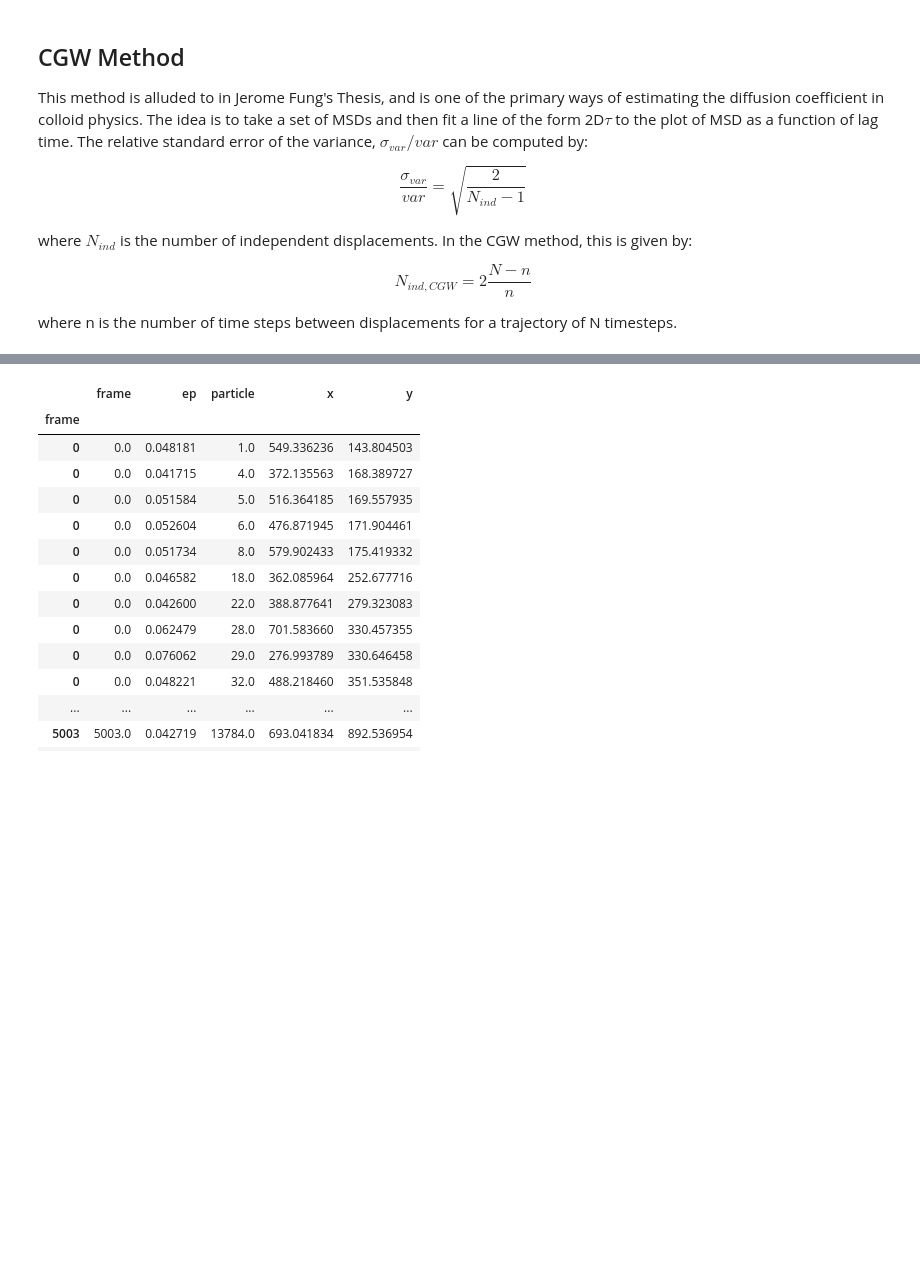
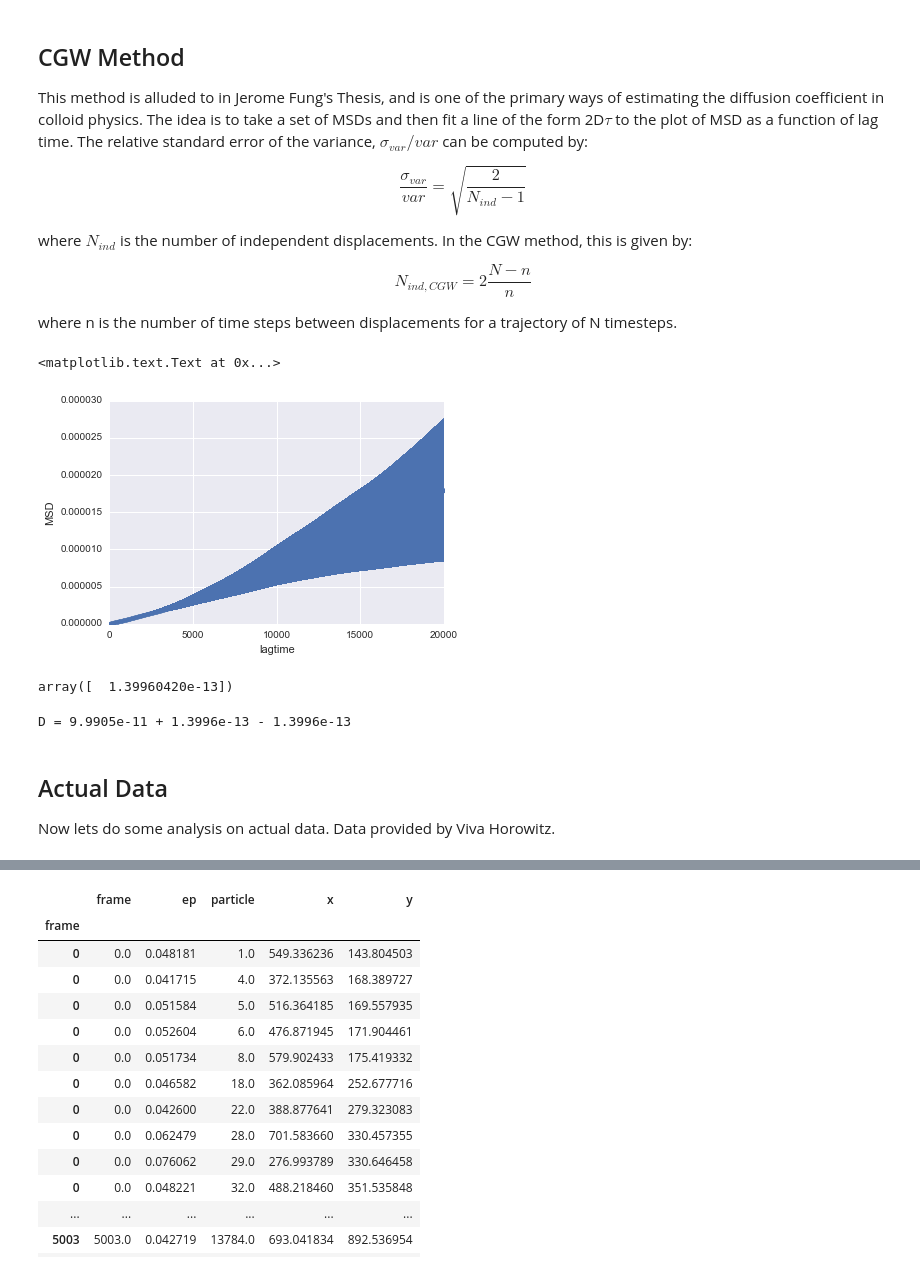
Before and after one commit to alanxzhou/Bayesian-Particle-Tracking, a Jupyter notebook: Tutorial.ipynb, the cells around one changed output, grey strips where cells are left out. Cells and saved outputs as stored; diff of their text form; code cells hidden in the pictures; blank space fills up the shorter version.

```diff
--- a/Tutorial.ipynb
+++ b/Tutorial.ipynb
@@ -133,7 +143,7 @@ new_length = len(msd_array)
 output_var = []
 var_uncertainty = []
 
-for i in range(0,10):
+for i in range(0,8):
     #length of the next array should be 2 times smalller (2^(i+1) times smaller overall)
     new_length = len(msd_array)/2
     new_array = np.zeros(new_length)
@@ -169,3 +184,48 @@ where $N_{ind}$ is the number of independent displacements. In the CGW method, t
 $$N_{ind, CGW} = 2\frac{N-n}{n}$$
 
 where n is the number of time steps between displacements for a trajectory of N timesteps.
+# %%
+def MSD(data, i):
+    """
+    Returns MSD for i arbitrary time steps
+    """
+    data_length = len(data)
+    point_before = data[:data_length-i]
+    point_after = data[i:]
+
+    x_before, y_before, z_before = point_before[:,0], point_before[:,1], point_before[:,2]
+    x_after, y_after, z_after = point_after[:,0], point_after[:,1], point_after[:,2]
+    SD = (x_before-x_after)**2+(y_before-y_after)**2+(z_before-z_after)**2
+    return np.mean(SD)
+
+def Nind(data, i):
+    N = len(data)
+    return 2*(N - i)/i
+
+def sigma_var(data, i):
+    return MSD(data, i)*np.sqrt(2/(Nind(data, i)-1))
+
+def CGW_analysis(diffusion_object, max_lag_time, down_sample = 10):
+    """
+    Crocker, Grier, Weeks
+    """
+    msd_array = []
+    sigma_var_array = []
+    counter = np.arange(1,max_lag_time,down_sample)
+
+    for i in range(1, max_lag_time, down_sample):
+        msd_array.append(MSD(diffusion_object.data, i))
+        sigma_var_array.append(sigma_var(diffusion_object.data, i))
+
+    msd_array = np.array(msd_array)
+    sigma_var_array = np.array(sigma_var_array)
+    return msd_array, sigma_var_array, counter
+# %%
+msd, sigma, counter = CGW_analysis(compare_input, 20000, down_sample = 10)
+# %%
+plt.errorbar(counter, msd, yerr = sigma, fmt = '.')
+plt.xlabel('lagtime')
+plt.ylabel('MSD')
+# %% [output]
+<matplotlib.text.Text at 0x...>
+[figure, added]
@@ -171,0 +237,15 @@ where n is the number of time steps between displacements for a trajectory of N
+# %%
+popt, pcov = curve_fit(f, counter, msd, sigma = sigma)
+D = popt[0]
+sigma_D = np.sqrt(pcov[0])
+sigma_D
+# %% [output]
+array([  1.39960420e-13])
+# %%
+print("D = %.4e + %.4e - %.4e" %(D, sigma_D, sigma_D))
+# %% [output]
+D = 9.9905e-11 + 1.3996e-13 - 1.3996e-13
+# %% [markdown]
+## Actual Data
+
+Now lets do some analysis on actual data. Data provided by Viva Horowitz.
```
Also changed, not shown: parts of 33 cells of this notebook, 9 other files.
